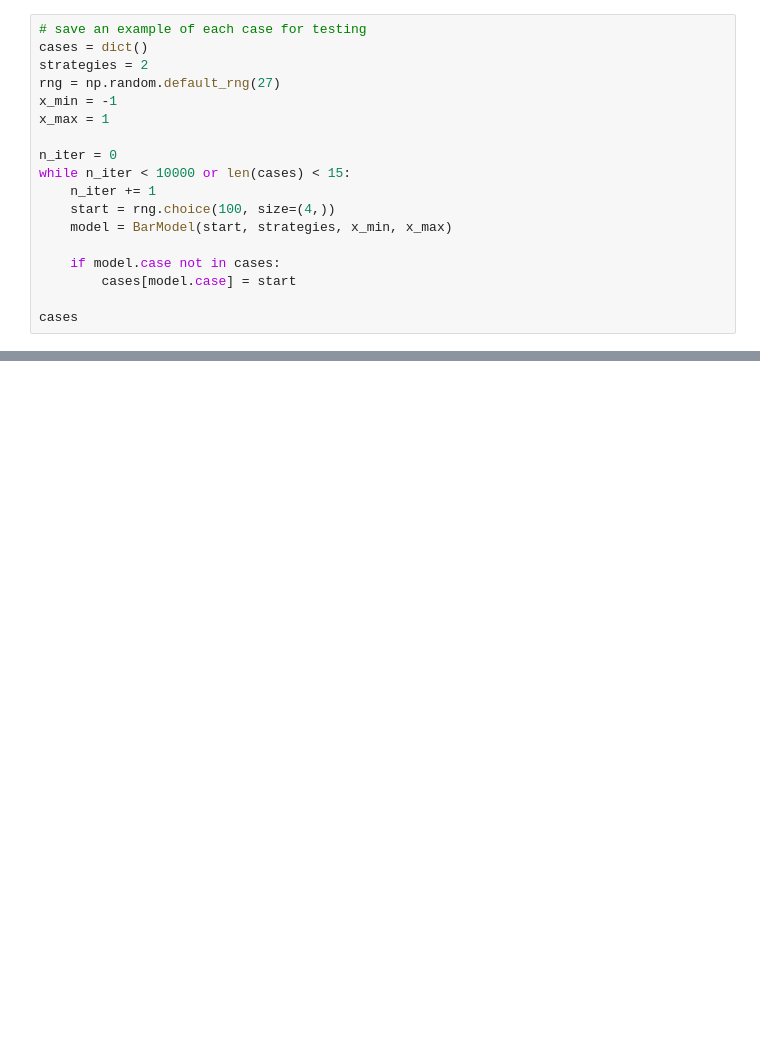
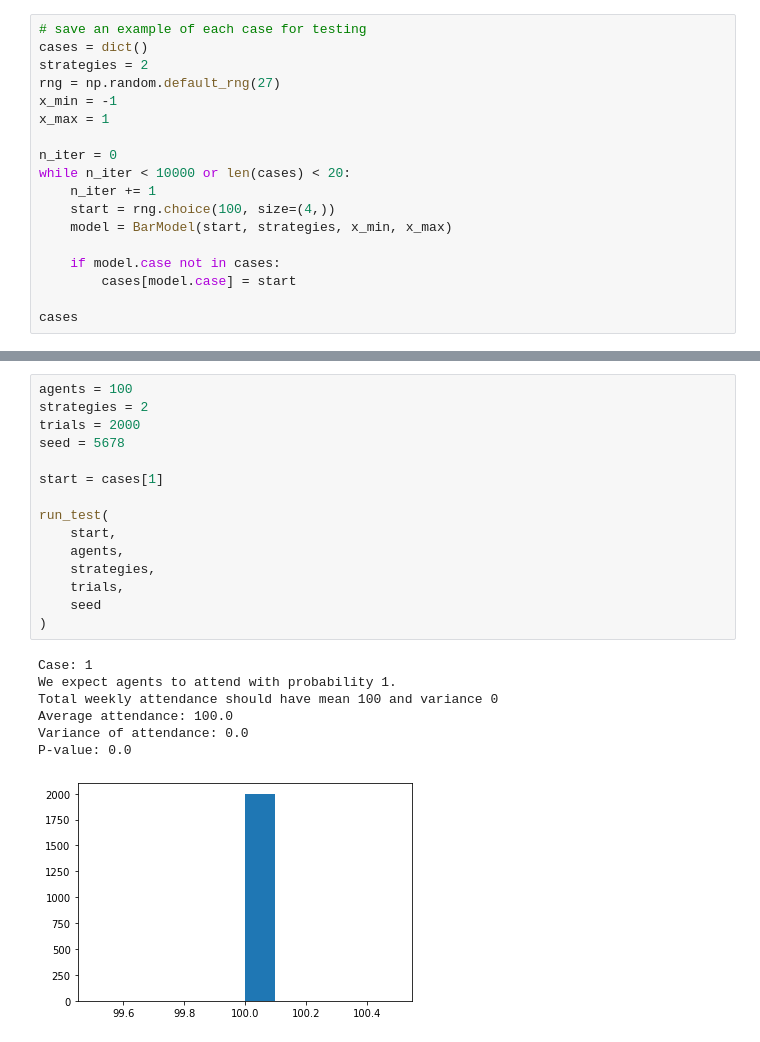
Before and after one commit to rebeku/El-Farol-Bar-Problem, a Jupyter notebook: V2/Cleaner Optimal A.ipynb, the cells around one changed output, grey strips where cells are left out. Saved outputs shown, nothing was run; the diff lists cells and outputs as text; blank space fills up the shorter version.

```diff
--- a/V2/Cleaner Optimal A.ipynb
+++ b/V2/Cleaner Optimal A.ipynb
@@ -433,7 +566,7 @@ x_min = -1
 x_max = 1
 
 n_iter = 0
-while n_iter < 10000 or len(cases) < 15:
+while n_iter < 10000 or len(cases) < 20:
     n_iter += 1
     start = rng.choice(100, size=(4,))
     model = BarModel(start, strategies, x_min, x_max)
@@ -460,0 +599,23 @@ cases
+# %%
+agents = 100
+strategies = 2
+trials = 2000
+seed = 5678
+
+start = cases[1]
+
+run_test(
+    start,
+    agents,
+    strategies,
+    trials,
+    seed
+)
+# %% [output]
+Case: 1
+We expect agents to attend with probability 1.
+Total weekly attendance should have mean 100 and variance 0
+Average attendance: 100.0
+Variance of attendance: 0.0
+P-value: 0.0
+[figure, added]
```
Also changed, not shown: parts of 87 cells of this notebook, 4 other files.
